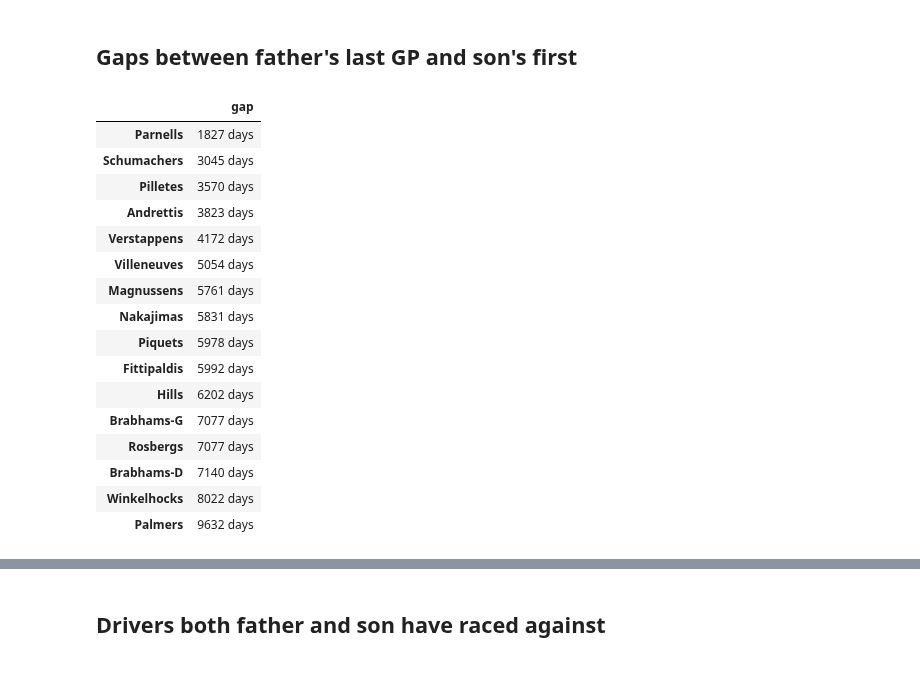
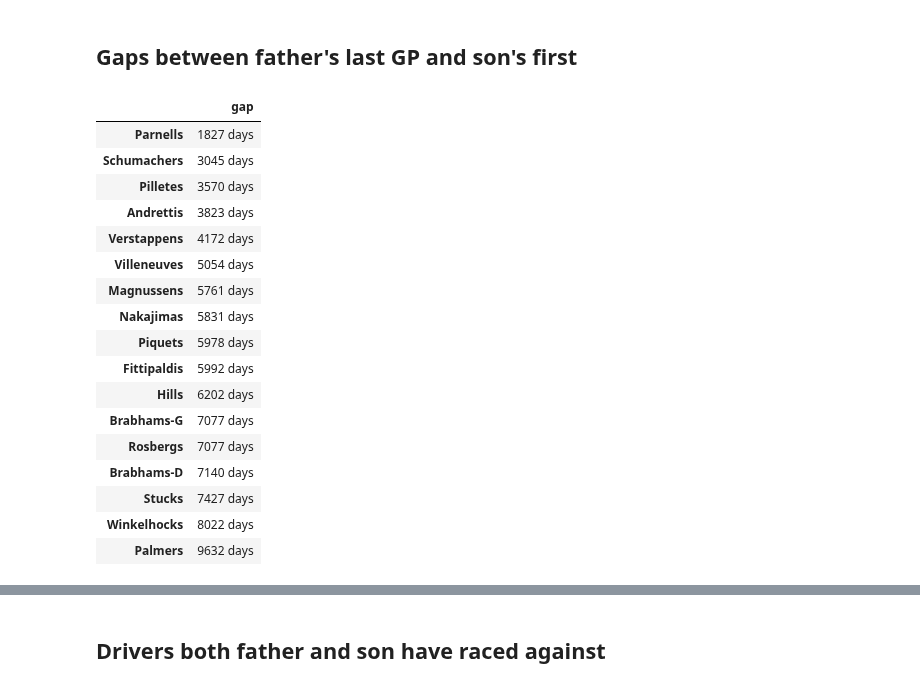
Before and after one commit to michalkasparek/f1-stats, a Jupyter notebook: Fathers & Sons.ipynb, the cells around one changed output, grey strips where cells are left out. Drawn from its saved outputs; the diff is of its cells as text; code cells hidden in the pictures.

```diff
--- a/Fathers & Sons.ipynb
+++ b/Fathers & Sons.ipynb
@@ -4,0 +9,2 @@ Last GP in the database: the 2022 Abu Dhabi Grand Prix
+# %%
+pd.set_option("display.max_rows", None, "display.max_columns", None)
@@ -232,29 +264,31 @@ Name: raceId, dtype: int64
 # %%
 def timedelta():
     timedeltas = {}
     for key, value in fathersAndSons.items():
         delta = results[results["name"] == value[1]]["date"].min() - results[results["name"] == value[0]]["date"].max()
         delta = delta
         timedeltas[key] = delta
     timedeltas = pd.DataFrame.from_dict(timedeltas, orient="index", columns = ["gap"])
     return(timedeltas)
 
-timedelta().sort_values(by="gap")
+gap = timedelta().sort_values(by="gap")
+gap
 # %% [output]
 |  | gap |
 | Parnells | 1827 days |
 | Schumachers | 3045 days |
 | Pilletes | 3570 days |
 | Andrettis | 3823 days |
 | Verstappens | 4172 days |
 | Villeneuves | 5054 days |
 | Magnussens | 5761 days |
 | Nakajimas | 5831 days |
 | Piquets | 5978 days |
 | Fittipaldis | 5992 days |
 | Hills | 6202 days |
 | Brabhams-G | 7077 days |
 | Rosbergs | 7077 days |
 | Brabhams-D | 7140 days |
+| Stucks | 7427 days |
 | Winkelhocks | 8022 days |
 | Palmers | 9632 days |
```
Also changed, not shown: parts of 29 cells of this notebook.
